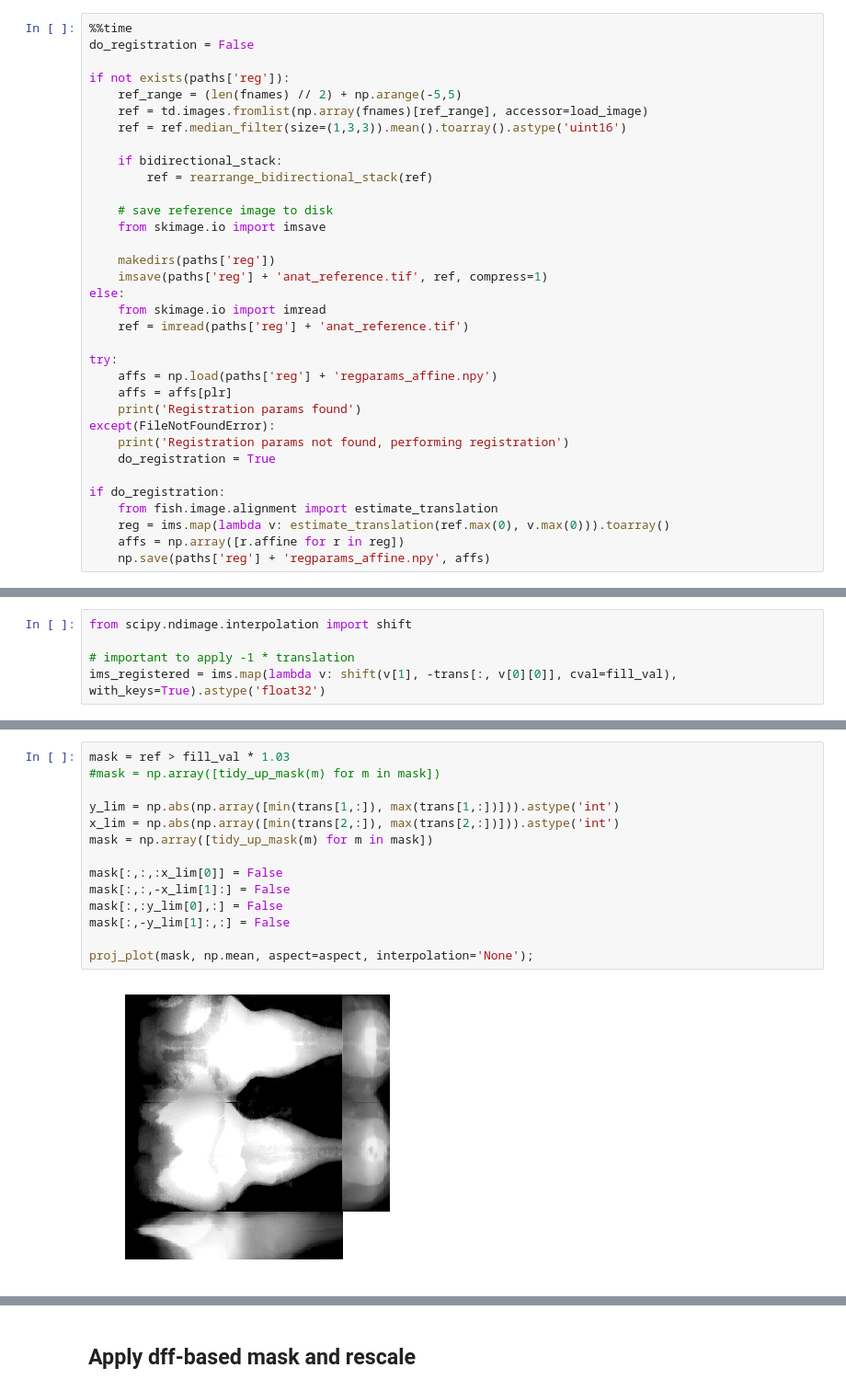
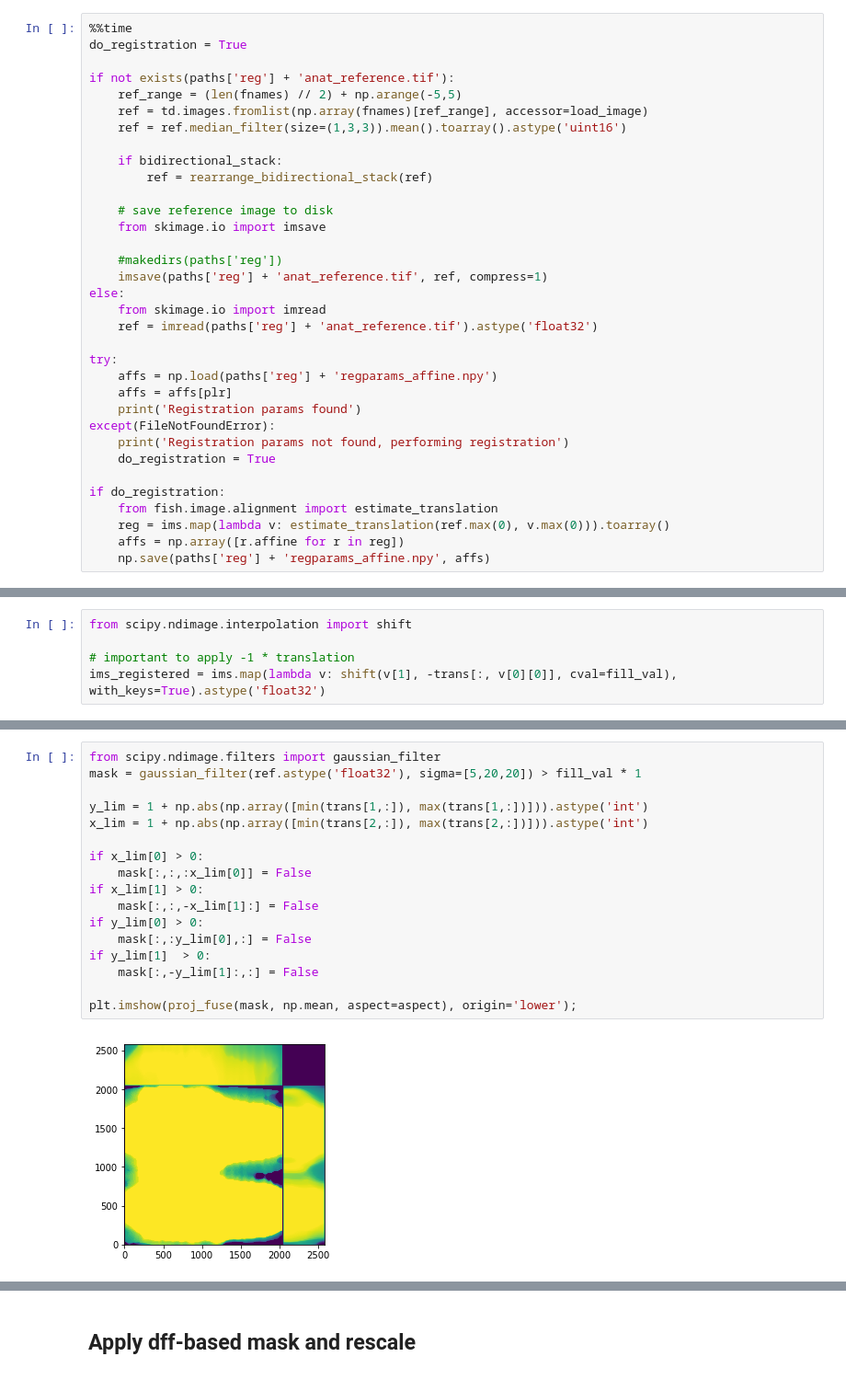
Before and after one commit to Yumuu/ngm, a Jupyter notebook: notebooks/save-projections.ipynb, the cells around one changed output, grey strips where cells are left out. Shown: that part at 92% size. Drawn from its saved outputs; the diff is of its cells as text.

```diff
--- a/notebooks/save-projections.ipynb
+++ b/notebooks/save-projections.ipynb
@@ -87,9 +102,9 @@ if bidirectional_stack:
     ims = ims.map(rearrange_bidirectional_stack)
 # %%
 %%time
-do_registration = False
+do_registration = True
 
-if not exists(paths['reg']):
+if not exists(paths['reg'] + 'anat_reference.tif'):
     ref_range = (len(fnames) // 2) + np.arange(-5,5)
     ref = td.images.fromlist(np.array(fnames)[ref_range], accessor=load_image)
     ref = ref.median_filter(size=(1,3,3)).mean().toarray().astype('uint16')
@@ -100,11 +115,11 @@ if not exists(paths['reg']):
     # save reference image to disk
     from skimage.io import imsave
 
-    makedirs(paths['reg'])
+    #makedirs(paths['reg'])
     imsave(paths['reg'] + 'anat_reference.tif', ref, compress=1)
 else:
     from skimage.io import imread
-    ref = imread(paths['reg'] + 'anat_reference.tif')
+    ref = imread(paths['reg'] + 'anat_reference.tif').astype('float32')
 
 try:
     affs = np.load(paths['reg'] + 'regparams_affine.npy')
@@ -174,21 +187,24 @@ def save_ims(kv, dest_dir):
     fname = 't_{:06d}.tif'.format(key)
     imsave(dest_dir + fname, val, compress=1)
 # %%
-mask = ref > fill_val * 1.03
-#mask = np.array([tidy_up_mask(m) for m in mask])
+from scipy.ndimage.filters import gaussian_filter
+mask = gaussian_filter(ref.astype('float32'), sigma=[5,20,20]) > fill_val * 1
 
-y_lim = np.abs(np.array([min(trans[1,:]), max(trans[1,:])])).astype('int')
-x_lim = np.abs(np.array([min(trans[2,:]), max(trans[2,:])])).astype('int')
-mask = np.array([tidy_up_mask(m) for m in mask])
+y_lim = 1 + np.abs(np.array([min(trans[1,:]), max(trans[1,:])])).astype('int')
+x_lim = 1 + np.abs(np.array([min(trans[2,:]), max(trans[2,:])])).astype('int')
 
-mask[:,:,:x_lim[0]] = False
-mask[:,:,-x_lim[1]:] = False
-mask[:,:y_lim[0],:] = False
-mask[:,-y_lim[1]:,:] = False
+if x_lim[0] > 0:
+    mask[:,:,:x_lim[0]] = False
+if x_lim[1] > 0:
+    mask[:,:,-x_lim[1]:] = False
+if y_lim[0] > 0:
+    mask[:,:y_lim[0],:] = False
+if y_lim[1]  > 0:
+    mask[:,-y_lim[1]:,:] = False
 
-proj_plot(mask, np.mean, aspect=aspect, interpolation='None');
+plt.imshow(proj_fuse(mask, np.mean, aspect=aspect), origin='lower');
 # %% [output]
-[figure, old version]
+[figure, new version]
 # %%
 %%time
 # take 300s baseline
```
Also changed, not shown: parts of 12 cells of this notebook, 18 other files.
